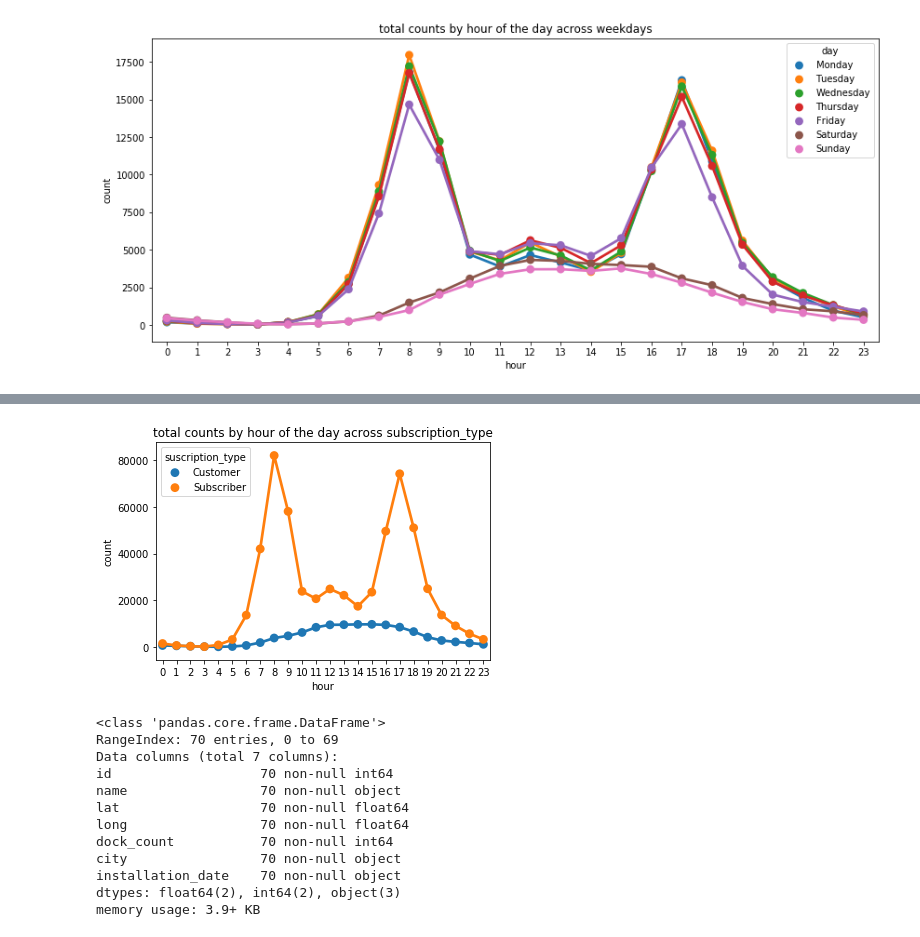
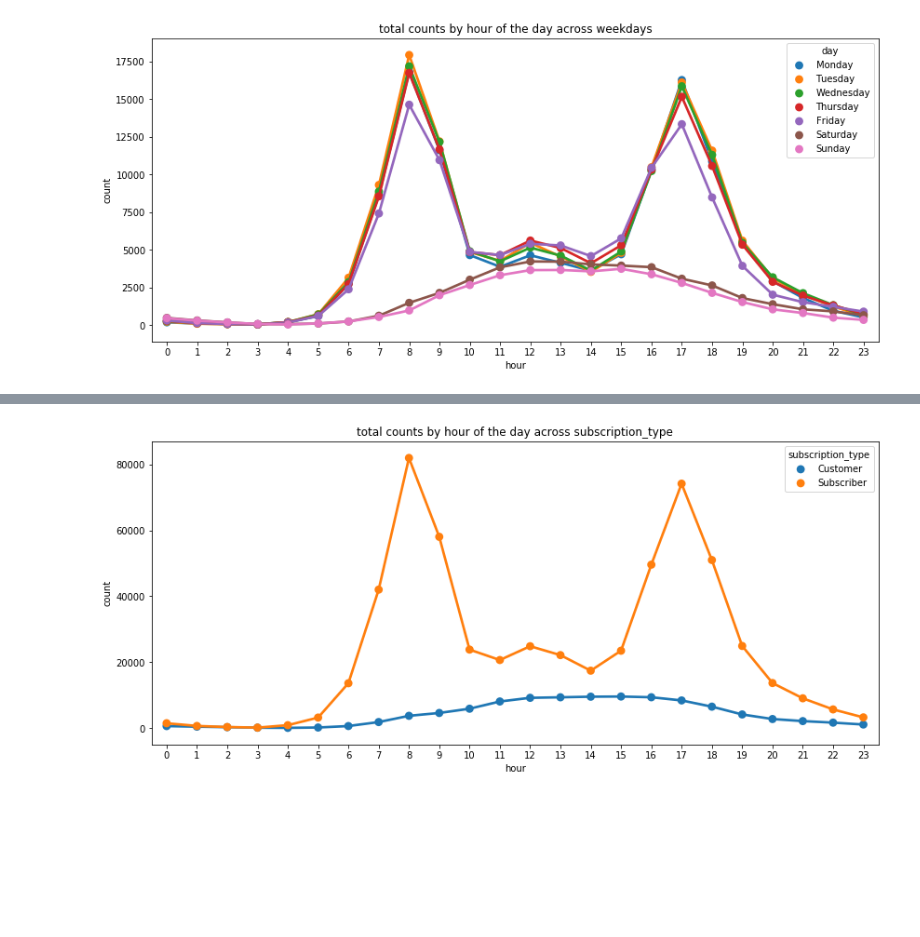
Before and after one commit to ruicao87/Springboard-Capstone-Project-2, a Jupyter notebook: capstone project 2.ipynb, the cells around one changed output, grey strips where cells are left out. Drawn from its saved outputs; the diff is of its cells as text; code cells hidden in the pictures; blank space fills up the shorter version.

```diff
--- a/capstone project 2.ipynb
+++ b/capstone project 2.ipynb
@@ -106,15 +115,10 @@ array([False,  True])
 workingday = ['Monday','Tuesday','Wednesday','Thursday','Friday']
 # %%
 trip['workingday']=trip.day.isin(workingday)
-# %%
-# reshape trip dataset by change columns name
-trip.rename(columns = {'start_date':'date','start_station_name':'station_name','start_station_id':'station_id'},inplace=True)
-# %%
-#drop unnecessary columns
-trip = trip.drop(['id','end_date','end_station_name','end_station_id','bike_id'],axis=1)
 # %%
-# change columns type
-for col in ['station_name','station_id','subscription_type','zip_code','datetime','day','hour','week','month','week','holiday','workingday']:
+# delte unusful columns and change some columns datatype
+trip.drop(['id','bike_id','zip_code'],axis=1,inplace=True)
+for col in ['start_station_name','start_station_id','end_station_name','end_station_id','subscription_type','date','day','hour','week','month','week','holiday','workingday']:
     trip[col]=trip[col].astype('category')
 # %%
 trip.info()
@@ -224,5 +404,4 @@ plt.show()
 # %%
 # total counts by hour of the day across subscription_type
 # %%
-hourly = pd.DataFrame(trip.groupby(['hour','subscription_type']).size()).reset_index()
-hourly.columns =['hour','suscription_type','count']
+hourly = trip.groupby(['hour','subscription_type']).size().to_frame('count').reset_index()
@@ -229,6 +417,7 @@ hourly.columns =['hour','suscription_type','count']
 # %%
-sns.pointplot(x='hour',y='count',hue ='suscription_type',data=hourly)
+plt.figure(figsize=(14,6))
+sns.pointplot(x='hour',y='count',hue ='subscription_type',data=hourly)
 plt.title('total counts by hour of the day across subscription_type')
 plt.show()
 # %% [output]
-[figure, old version]
+[figure, new version]
@@ -239,15 +423,0 @@ station = pd.read_csv('station.csv')
-# %%
-station.info()
-# %% [output]
-<class 'pandas.core.frame.DataFrame'>
-RangeIndex: 70 entries, 0 to 69
-Data columns (total 7 columns):
-id                   70 non-null int64
-name                 70 non-null object
-lat                  70 non-null float64
-long                 70 non-null float64
-dock_count           70 non-null int64
-city                 70 non-null object
-installation_date    70 non-null object
-dtypes: float64(2), int64(2), object(3)
-memory usage: 3.9+ KB
```
Also changed, not shown: parts of 102 cells of this notebook.
